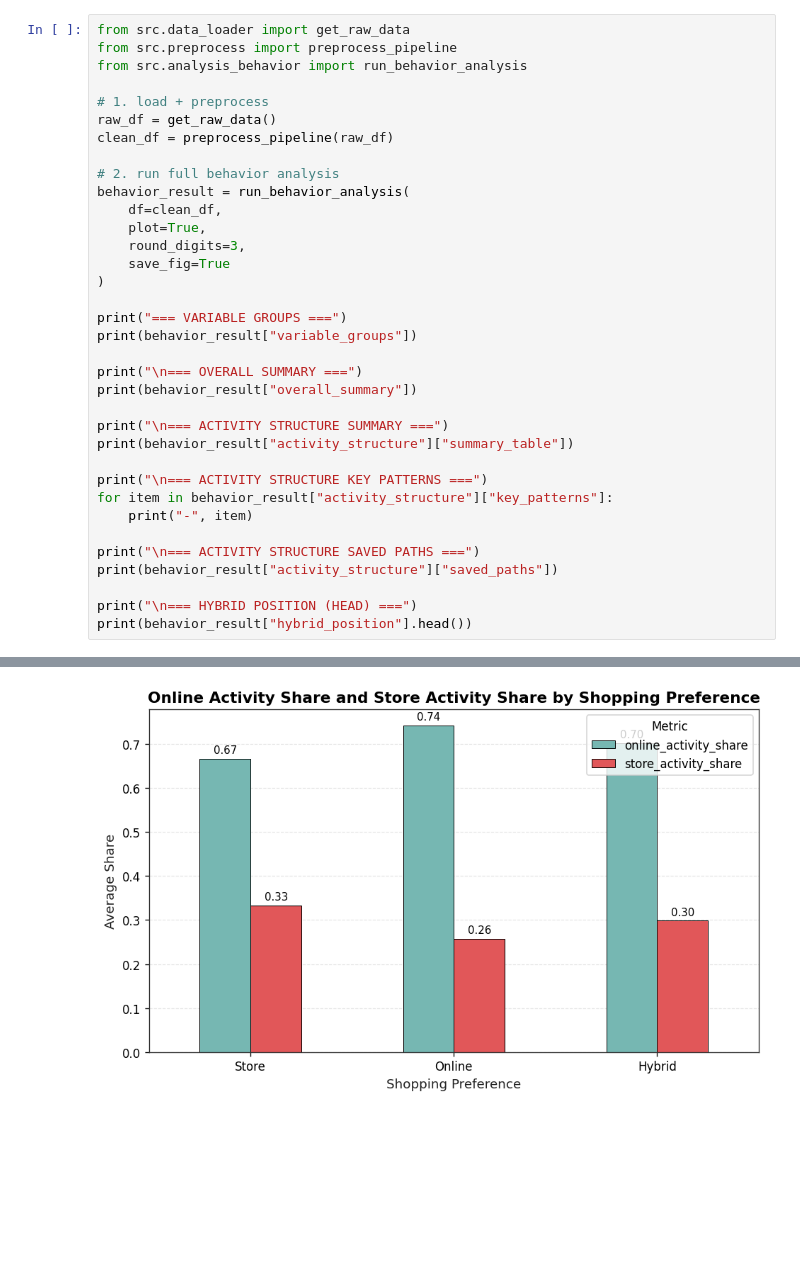
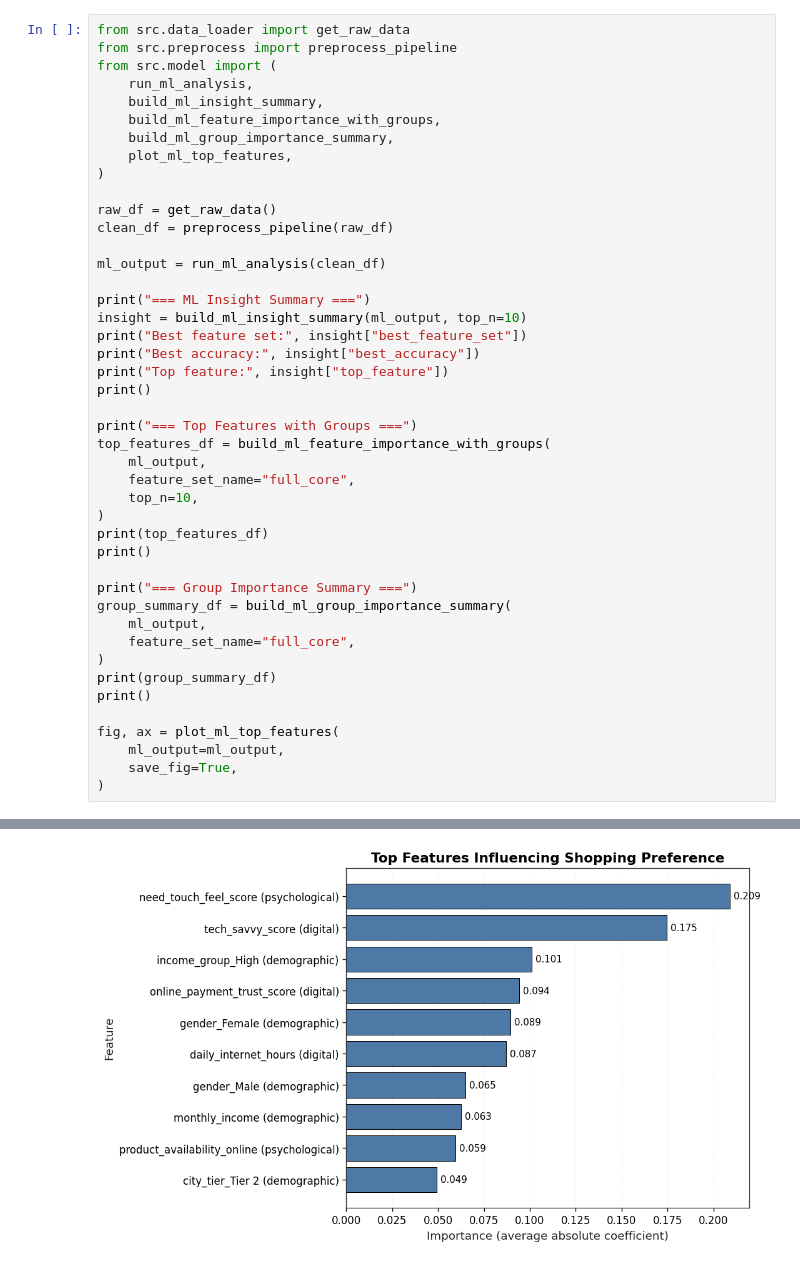
Before and after one commit to Yoyowwwyyy/consumer-shopping-preference-analysis, a Jupyter notebook: main.ipynb, the cells around one changed output, grey strips where cells are left out. Cells and saved outputs as stored; diff of their text form; blank space fills up the shorter version.

```diff
--- a/main.ipynb
+++ b/main.ipynb
@@ -1,36 +1,45 @@
 # %%
 from src.data_loader import get_raw_data
 from src.preprocess import preprocess_pipeline
-from src.analysis_behavior import run_behavior_analysis
+from src.model import (
+    run_ml_analysis,
+    build_ml_insight_summary,
+    build_ml_feature_importance_with_groups,
+    build_ml_group_importance_summary,
+    plot_ml_top_features,
+)
 
-# 1. load + preprocess
 raw_df = get_raw_data()
 clean_df = preprocess_pipeline(raw_df)
 
-# 2. run full behavior analysis
-behavior_result = run_behavior_analysis(
-    df=clean_df,
-    plot=True,
-    round_digits=3,
-    save_fig=True
+ml_output = run_ml_analysis(clean_df)
+
+print("=== ML Insight Summary ===")
+insight = build_ml_insight_summary(ml_output, top_n=10)
+print("Best feature set:", insight["best_feature_set"])
+print("Best accuracy:", insight["best_accuracy"])
+print("Top feature:", insight["top_feature"])
+print()
+
+print("=== Top Features with Groups ===")
+top_features_df = build_ml_feature_importance_with_groups(
+    ml_output,
+    feature_set_name="full_core",
+    top_n=10,
 )
+print(top_features_df)
+print()
 
-print("=== VARIABLE GROUPS ===")
-print(behavior_result["variable_groups"])
+print("=== Group Importance Summary ===")
+group_summary_df = build_ml_group_importance_summary(
+    ml_output,
+    feature_set_name="full_core",
+)
+print(group_summary_df)
+print()
 
-print("\n=== OVERALL SUMMARY ===")
-print(behavior_result["overall_summary"])
-
-print("\n=== ACTIVITY STRUCTURE SUMMARY ===")
-print(behavior_result["activity_structure"]["summary_table"])
-
-print("\n=== ACTIVITY STRUCTURE KEY PATTERNS ===")
-for item in behavior_result["activity_structure"]["key_patterns"]:
-    print("-", item)
-
-print("\n=== ACTIVITY STRUCTURE SAVED PATHS ===")
-print(behavior_result["activity_structure"]["saved_paths"])
-
-print("\n=== HYBRID POSITION (HEAD) ===")
-print(behavior_result["hybrid_position"].head())
+fig, ax = plot_ml_top_features(
+    ml_output=ml_output,
+    save_fig=True,
+)
 # %% [output]
@@ -37 +63 @@ print(behavior_result["hybrid_position"].head())
-[figure, old version]
+[figure, new version]
```
Also changed, not shown: parts of 1 cell of this notebook, 3 other files.
